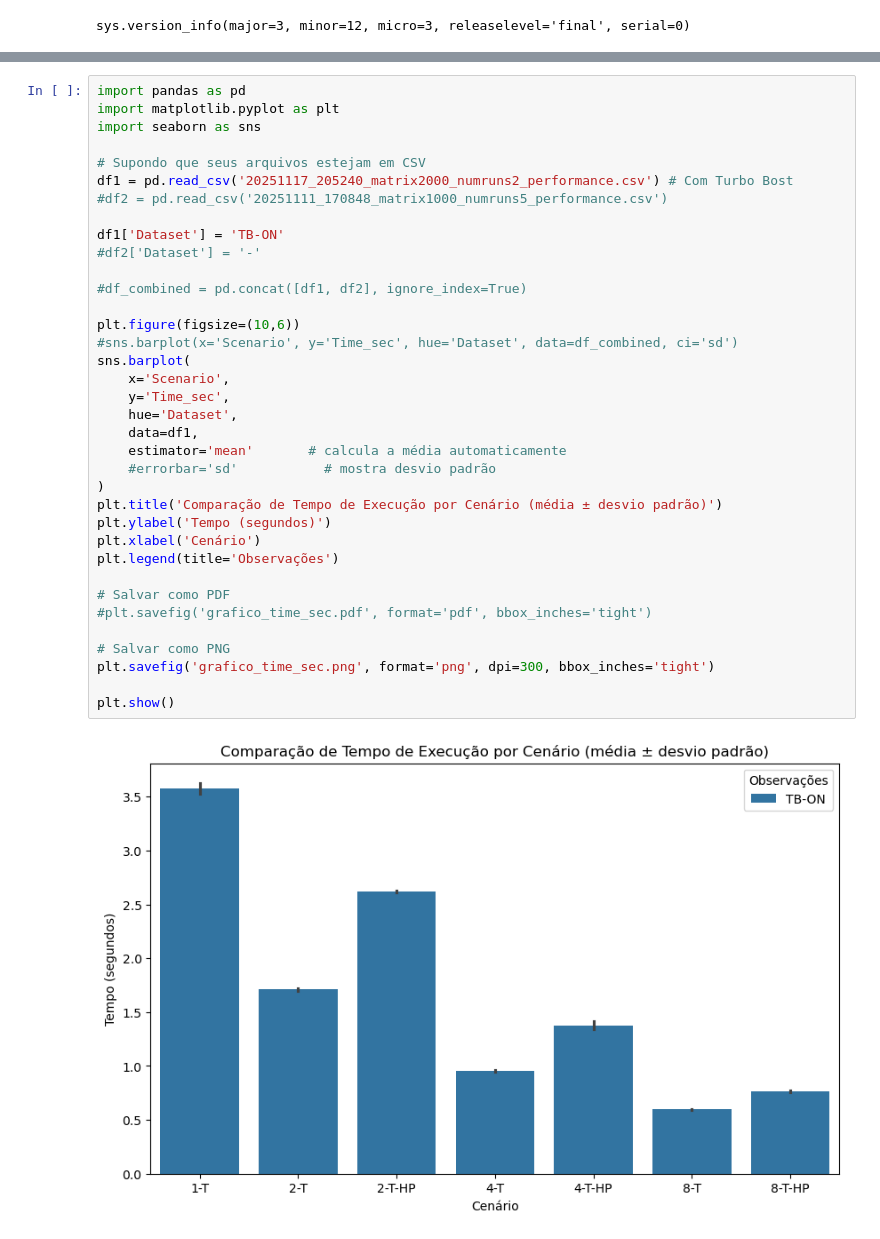
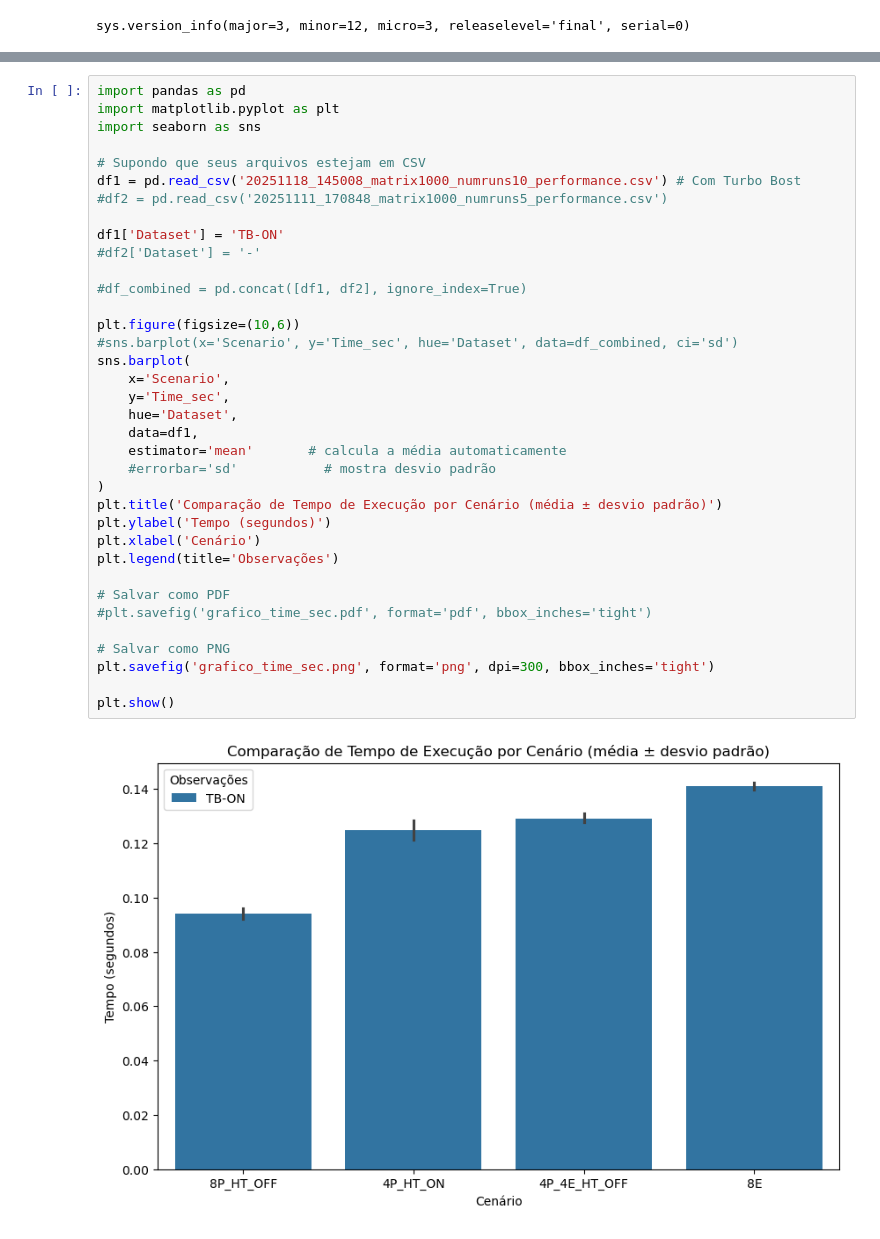
Before and after one commit to jlggross/TF-cmp223, a Jupyter notebook: 03-Final/03.1-Implementacao-Multiprocessing.ipynb, the cells around one changed output, grey strips where cells are left out. Drawn from its saved outputs; the diff is of its cells as text.

```diff
--- a/03-Final/03.1-Implementacao-Multiprocessing.ipynb
+++ b/03-Final/03.1-Implementacao-Multiprocessing.ipynb
@@ -228,35 +231,35 @@ import matplotlib.pyplot as plt
 import seaborn as sns
 
 # Supondo que seus arquivos estejam em CSV
-df1 = pd.read_csv('20251117_205240_matrix2000_numruns2_performance.csv') # Com Turbo Bost
+df1 = pd.read_csv('20251118_145008_matrix1000_numruns10_performance.csv') # Com Turbo Bost
 #df2 = pd.read_csv('20251111_170848_matrix1000_numruns5_performance.csv')
 
 df1['Dataset'] = 'TB-ON'
 #df2['Dataset'] = '-'
 
 #df_combined = pd.concat([df1, df2], ignore_index=True)
 
 plt.figure(figsize=(10,6))
 #sns.barplot(x='Scenario', y='Time_sec', hue='Dataset', data=df_combined, ci='sd')
 sns.barplot(
     x='Scenario',
     y='Time_sec',
     hue='Dataset',
     data=df1,
     estimator='mean'       # calcula a média automaticamente
     #errorbar='sd'           # mostra desvio padrão
 )
 plt.title('Comparação de Tempo de Execução por Cenário (média ± desvio padrão)')
 plt.ylabel('Tempo (segundos)')
 plt.xlabel('Cenário')
 plt.legend(title='Observações')
 
 # Salvar como PDF
 #plt.savefig('grafico_time_sec.pdf', format='pdf', bbox_inches='tight')
 
 # Salvar como PNG
 plt.savefig('grafico_time_sec.png', format='png', dpi=300, bbox_inches='tight')
 
 plt.show()
 # %% [output]
-[figure, old version]
+[figure, new version]
```
Also changed, not shown: parts of 4 cells of this notebook, 26 other files.
